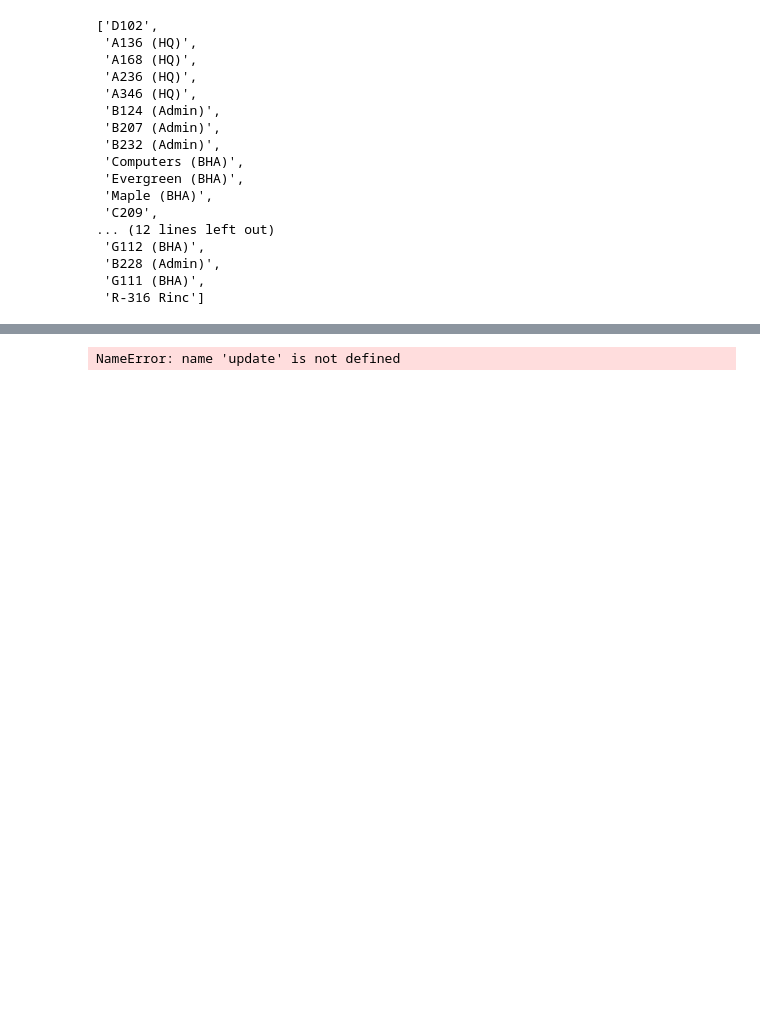
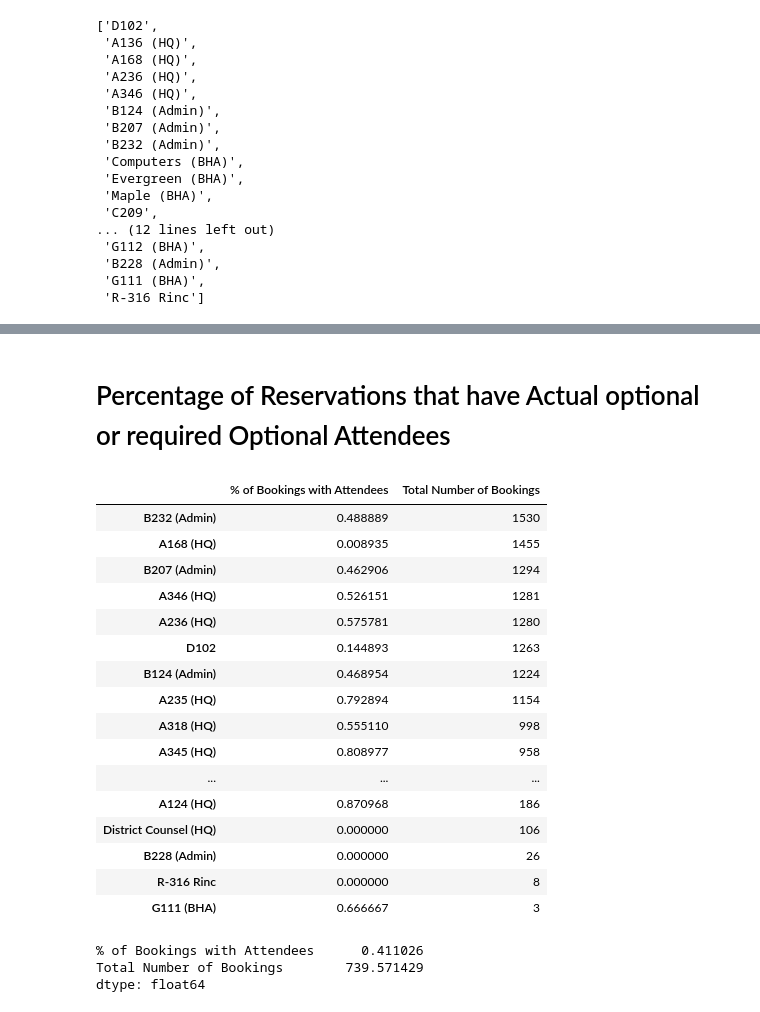
Before and after one commit to aaharrison/SCVWD, a Jupyter notebook: 101316 Conference Room Schedules.ipynb, the cells around one changed output, grey strips where cells are left out. Saved outputs shown, nothing was run; the diff lists cells and outputs as text; code cells hidden in the pictures; blank space fills up the shorter version.

```diff
--- a/101316 Conference Room Schedules.ipynb
+++ b/101316 Conference Room Schedules.ipynb
@@ -791,12 +786,0 @@ df["Room"].unique().tolist()
-# %%
-num = 0
-fig,axes = plt.subplots(nrows=28,ncols=1,figsize=(20,70))
-
-for x in df["Room"].unique():
-    axes[num].plot(df[df["Room"] == x].set_index("Clean Start DateTime").groupby(pd.TimeGrouper(freq="M"))["Room"].count())
-    axes[num].set_title(x)
-    axes[num].set_ylabel("Count of Reservations")
-    axes[num].set_xlabel("Month")
-    num+=1
-
-fig.tight_layout()
@@ -809,7 +786,0 @@ updateDate = DataFrame(index = pd.date_range("2015-10-13","2016-10-13",freq="15M
-# %%
-roundup=[]
-for x in df["Meeting Length (30min)"]:
-    try:
-        roundup.append(math.ceil(float(x)*2))
-    except:
-        roundup.append(math.ceil(float(x)*2))
@@ -820,4 +787,48 @@ update = df.copy()
-# %%
-update
-# %% [output]
-NameError: name 'update' is not defined
+# %% [markdown]
+# Percentage of Reservations that have Actual optional or required Optional Attendees
+# %%
+df2 = pd.read_csv("Outlook Scheduling Data_Filtered.csv",encoding='latin-1')
+# %%
+room = []
+attend = []
+total =[]
+for x in df2["Room"].unique():
+    multiple = 0
+    solo = 0
+    room.append(x)
+    total.append(len(df2[df2["Room"]==x]))
+    for x,y in zip(df2[df2["Room"]==x]["Optional Count"],df2[df2["Room"]==x]["Required Count"]):
+        if (x > 0) | (y > 0):
+            multiple+=1
+        else:
+            solo+=1
+
+    attend.append((multiple/(multiple+solo)))
+
+
+attendees = pd.DataFrame(data = {"% of Bookings with Attendees":attend, "Total Number of Bookings":total},index = room)
+attendees.sort(["Total Number of Bookings","% of Bookings with Attendees"],ascending = False)
+# %% [output]
+|  | % of Bookings with Attendees | Total Number of Bookings |
+| B232 (Admin) | 0.488889 | 1530 |
+| A168 (HQ) | 0.008935 | 1455 |
+| B207 (Admin) | 0.462906 | 1294 |
+| A346 (HQ) | 0.526151 | 1281 |
+| A236 (HQ) | 0.575781 | 1280 |
+| D102 | 0.144893 | 1263 |
+| B124 (Admin) | 0.468954 | 1224 |
+| A235 (HQ) | 0.792894 | 1154 |
+| A318 (HQ) | 0.555110 | 998 |
+| A345 (HQ) | 0.808977 | 958 |
+| ... | ... | ... |
+| A124 (HQ) | 0.870968 | 186 |
+| District Counsel (HQ) | 0.000000 | 106 |
+| B228 (Admin) | 0.000000 | 26 |
+| R-316 Rinc | 0.000000 | 8 |
+| G111 (BHA) | 0.666667 | 3 |
+# %%
+attendees.mean()
+# %% [output]
+% of Bookings with Attendees      0.411026
+Total Number of Bookings        739.571429
+dtype: float64
```
Also changed, not shown: parts of 7 cells of this notebook, 2 other files.
